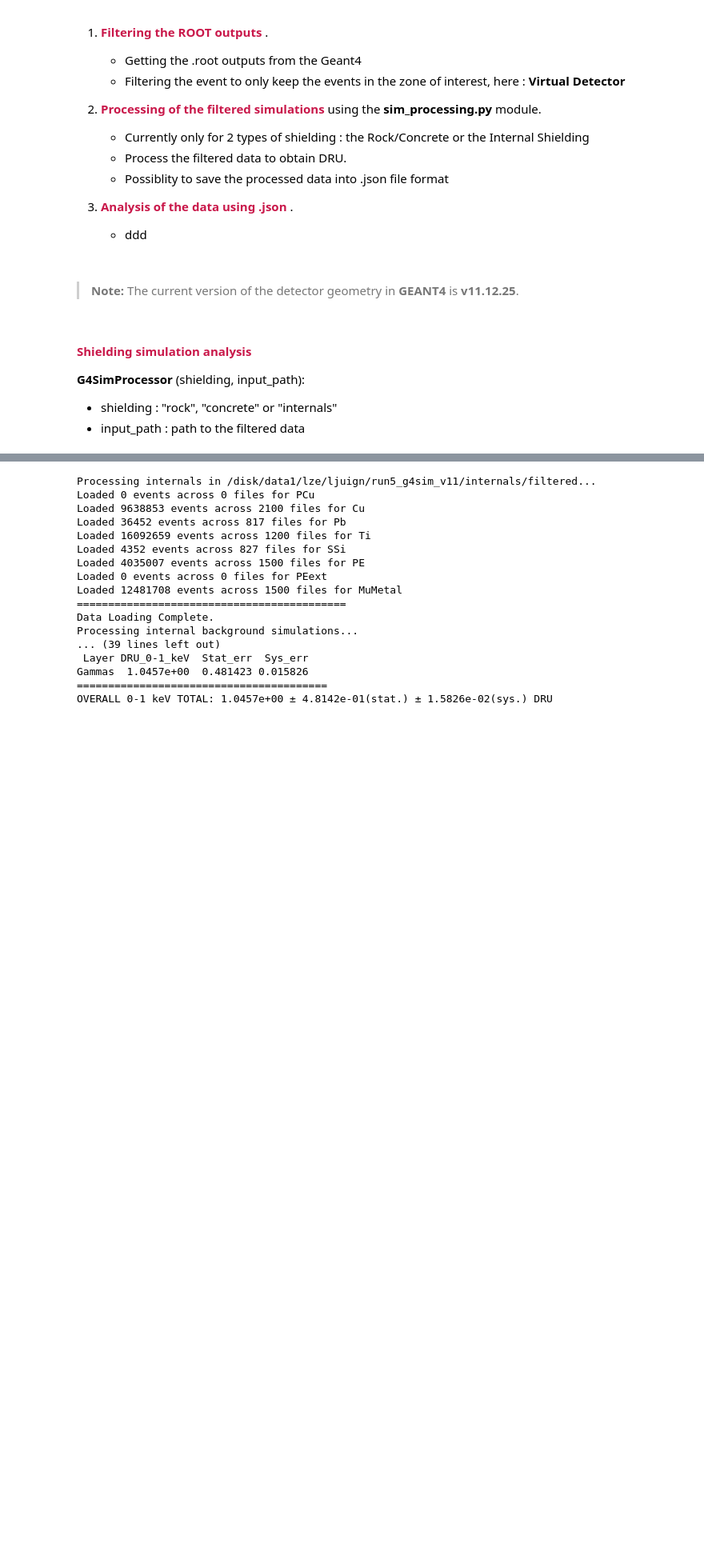
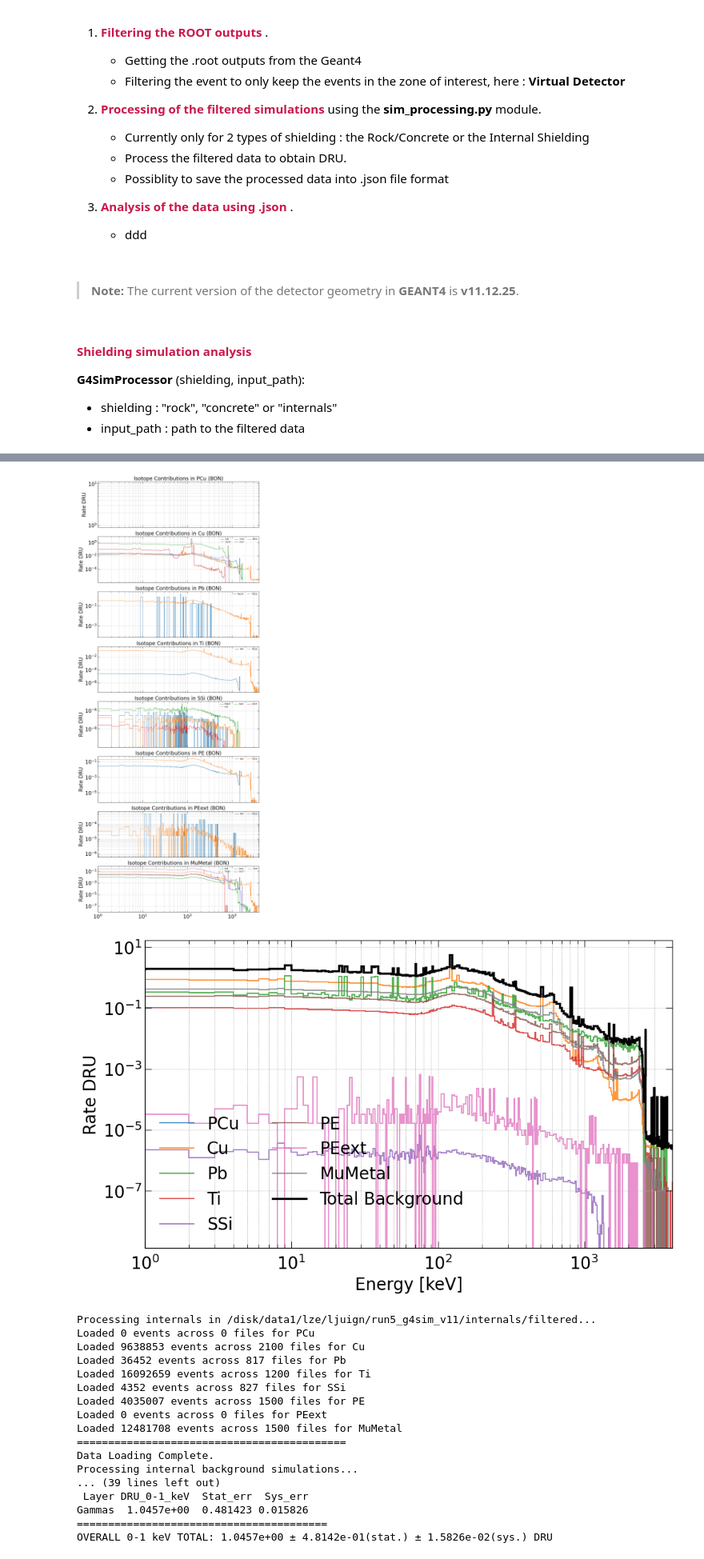
Before and after one commit to lesliejuigne/TESSERACT_Simulation_Analysis, a Jupyter notebook: processing/tesssa_demo.ipynb, the cells around one changed output, grey strips where cells are left out. Shown at 80% size. Saved outputs shown, nothing was run; the diff lists cells and outputs as text; code cells hidden in the pictures; blank space fills up the shorter version.

```diff
--- a/processing/tesssa_demo.ipynb
+++ b/processing/tesssa_demo.ipynb
@@ -61,3 +99,8 @@ Processing concrete in /disk/data1/lze/ljuign/run4_g4sim_v11/concrete/filtered..
+# %%
+internals_lhe.plot_results()
+# %% [output]
+[figure, added]
+[figure, added]
 # %%
 internals_sap = ssp.G4SimProcessor('internals'  ,path+"run5_g4sim_v11/internals/filtered"   , bias="boff"   , target='Sapphire')
 rock_sap      = ssp.G4SimProcessor('rock'       ,path+"run5_g4sim_v11/rock/filtered"        , bias="bon"    , target='Sapphire')
```
Also changed, not shown: parts of 8 cells of this notebook, 7 other files.
